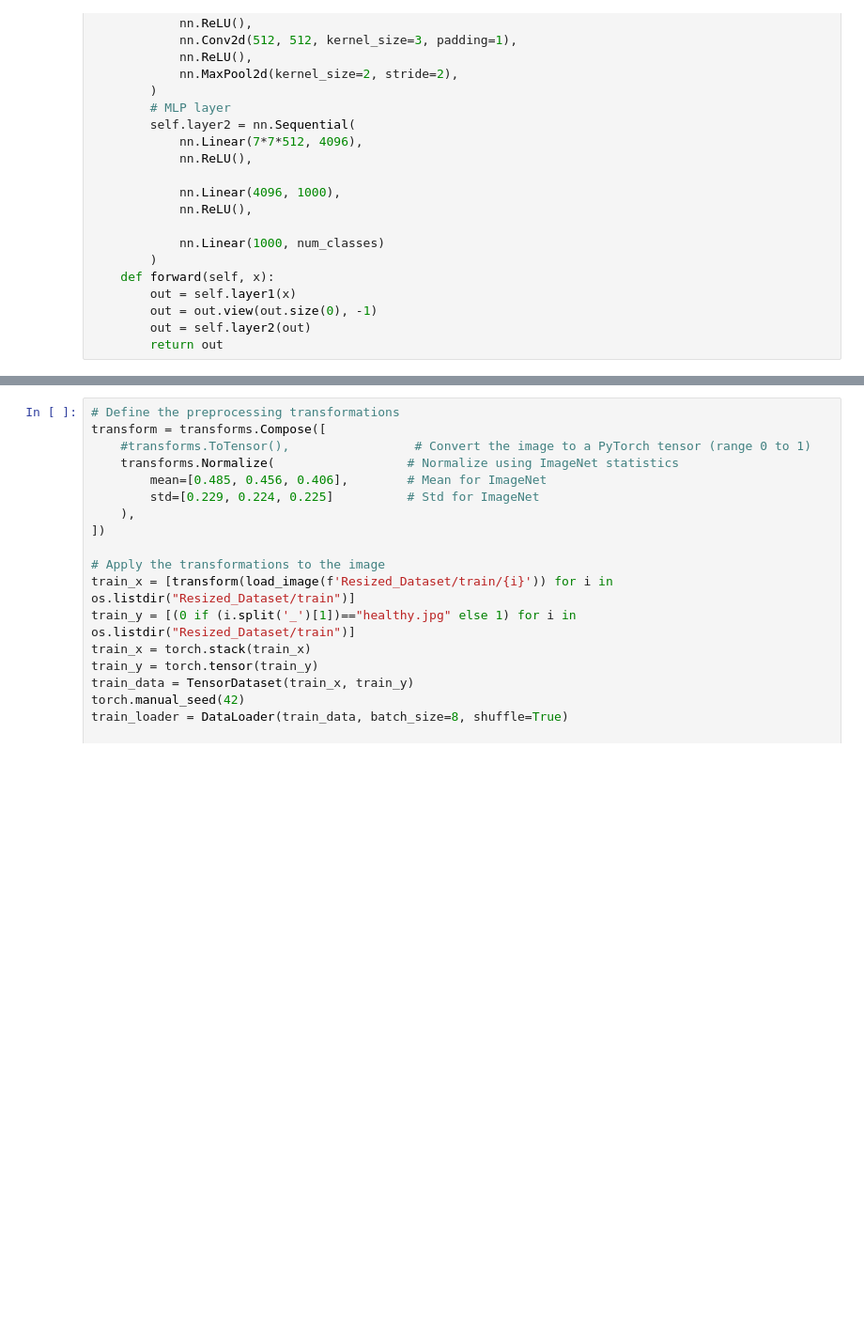
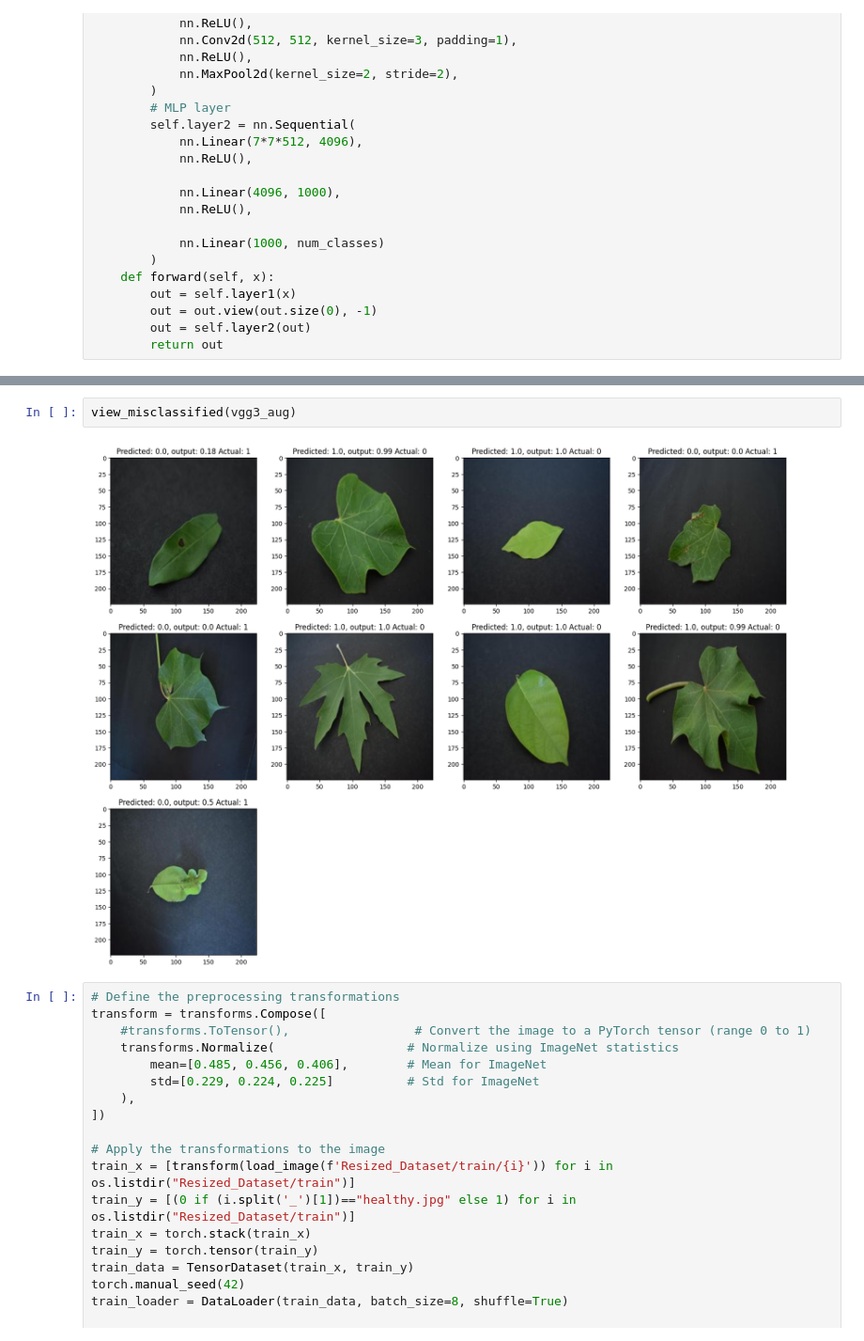
Before and after one commit to HarinarayanJ/ML-Assignment-4, a Jupyter notebook: arch.ipynb, the cells around one changed output, grey strips where cells are left out. Shown at 94% size. Drawn from its saved outputs; the diff is of its cells as text; blank space fills up the shorter version.

```diff
--- a/arch.ipynb
+++ b/arch.ipynb
@@ -443,3 +483,7 @@ plt.show()
+# %%
+view_misclassified(vgg3_aug)
+# %% [output]
+[figure, added]
 # %%
 # Define the preprocessing transformations
 transform = transforms.Compose([
```
Also changed, not shown: parts of 11 cells of this notebook, 14 other files.
